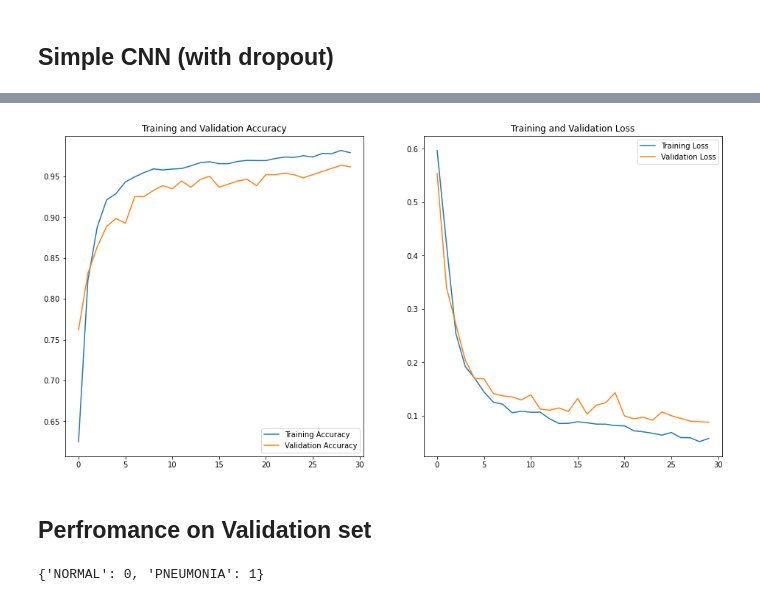
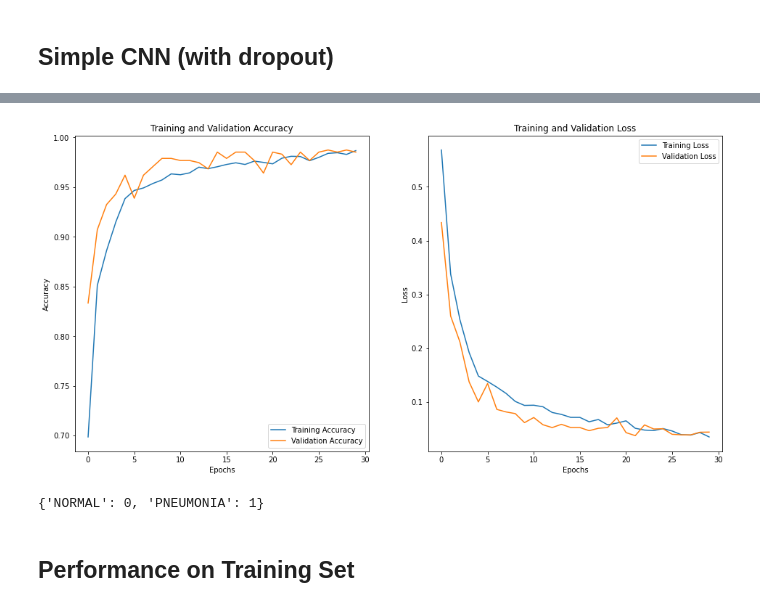
Before and after one commit to ltsaprounis/Pneumonia_Diagnosis, a Jupyter notebook: pneumonia_diagnosis.ipynb, the cells around one changed output, grey strips where cells are left out. Drawn from its saved outputs; the diff is of its cells as text; code cells hidden in the pictures.

```diff
--- a/pneumonia_diagnosis.ipynb
+++ b/pneumonia_diagnosis.ipynb
@@ -31,7 +46,7 @@ print(os.listdir(PATH))
 # %%
 # train, validate, test dirs
 train_dir = os.path.join(PATH, "train")
-val_dir = os.path.join(PATH, "val")
+val_dir = os.path.join(PATH, "val_v2")
 test_dir = os.path.join(PATH, "test")
 
 for d in train_dir, test_dir, val_dir:
@@ -74,0 +88,4 @@ train_image_generator = ImageDataGenerator(rescale=1./255, validation_split=0.1)
+# %%
+train_image_generator = ImageDataGenerator(rescale=1./255) # Generator for our training data
+val_image_generator = ImageDataGenerator(rescale=1./255)
+# train_image_generator = ImageDataGenerator(rescale=1./255, validation_split=0.1)
@@ -78,14 +101,12 @@ train_data_gen = train_image_generator.flow_from_directory(batch_size=params['ba
                                                           shuffle=True,
                                                           target_size=(params['img_h'], params['img_w']),
                                                           color_mode='grayscale',
-                                                          class_mode='binary',
-                                                          subset='training')
+                                                          class_mode='binary')
 
-val_data_gen = train_image_generator.flow_from_directory(batch_size=params['batch_size'],
-                                                          directory=train_dir,
+val_data_gen = val_image_generator.flow_from_directory(batch_size=params['batch_size'],
+                                                          directory=val_dir,
                                                           shuffle=True,
                                                           target_size=(params['img_h'], params['img_w']),
                                                           color_mode='grayscale',
-                                                          class_mode='binary',
-                                                          subset='validation')
+                                                          class_mode='binary')
 # %% [output]
@@ -116,14 +137,15 @@ plotImages(sample_training_images[:5])
 # cnn_1 = tf.keras.models.load_model('cnn_1.h5')
 cnn_1 = Sequential([Conv2D(filters=16, kernel_size=4, strides=(1, 1), padding='same', activation='relu',
                           input_shape=(params['img_h'], params['img_w'], 1)),
-                    MaxPool2D(pool_size=(8, 8), strides=(8, 8), padding='same'),
-                    Dropout(rate=0.2),
-                    Conv2D(filters=32, kernel_size=4, strides=(1, 1), padding='same', activation='relu'),
                     MaxPool2D(pool_size=(4, 4), strides=(4, 4), padding='same'),
-                    Dropout(rate=0.2),
+                    Conv2D(filters=32, kernel_size=3, strides=(1, 1), padding='same', activation='relu'),
+                    MaxPool2D(pool_size=(4, 4), strides=(4, 4), padding='same'),
+                    Conv2D(filters=64, kernel_size=2, strides=(1, 1), padding='same', activation='relu'),
+                    MaxPool2D(pool_size=(4, 4), strides=(4, 4), padding='valid'),
                     Flatten(),
+                    Dropout(rate=0.5),
                     Dense(units=512, activation='relu'),
-                    Dropout(rate=0.2),
+                    Dense(units=512, activation='relu'),
                     Dense(units=1),
                    ])
 # %%
@@ -183,27 +210,29 @@ cnn_1.save('cnn_1.h5')
 # %%
 acc = history.history['accuracy']
 val_acc = history.history['val_accuracy']
 
 loss=history.history['loss']
 val_loss=history.history['val_loss']
 
 epochs_range = range(params['epochs'])
 
 fig = plt.figure(figsize=(16, 8))
 plt.subplot(1, 2, 1)
 plt.plot(epochs_range, acc, label='Training Accuracy')
 plt.plot(epochs_range, val_acc, label='Validation Accuracy')
 plt.legend(loc='lower right')
 plt.title('Training and Validation Accuracy')
+plt.xlabel('Epochs')
+plt.ylabel('Accuracy')
 
 plt.subplot(1, 2, 2)
 plt.plot(epochs_range, loss, label='Training Loss')
 plt.plot(epochs_range, val_loss, label='Validation Loss')
 plt.legend(loc='upper right')
 plt.title('Training and Validation Loss')
+plt.xlabel('Epochs')
+plt.ylabel('Loss')
 plt.show()
 fig.savefig(r"images/Epochs_acc_and_loss.png", format="png")
 # %% [output]
-[figure, old version]
+[figure, new version]
-# %% [markdown]
-## Perfromance on Validation set
@@ -220,5 +254,7 @@ def sigmoid(x):
 val_data_gen.class_indices
 # %% [output]
 {'NORMAL': 0, 'PNEUMONIA': 1}
+# %% [markdown]
+## Performance on Training Set
 # %%
 # Create arrays for y, y_hat and likelihoods
```
Also changed, not shown: parts of 27 cells of this notebook, 15 other files.
